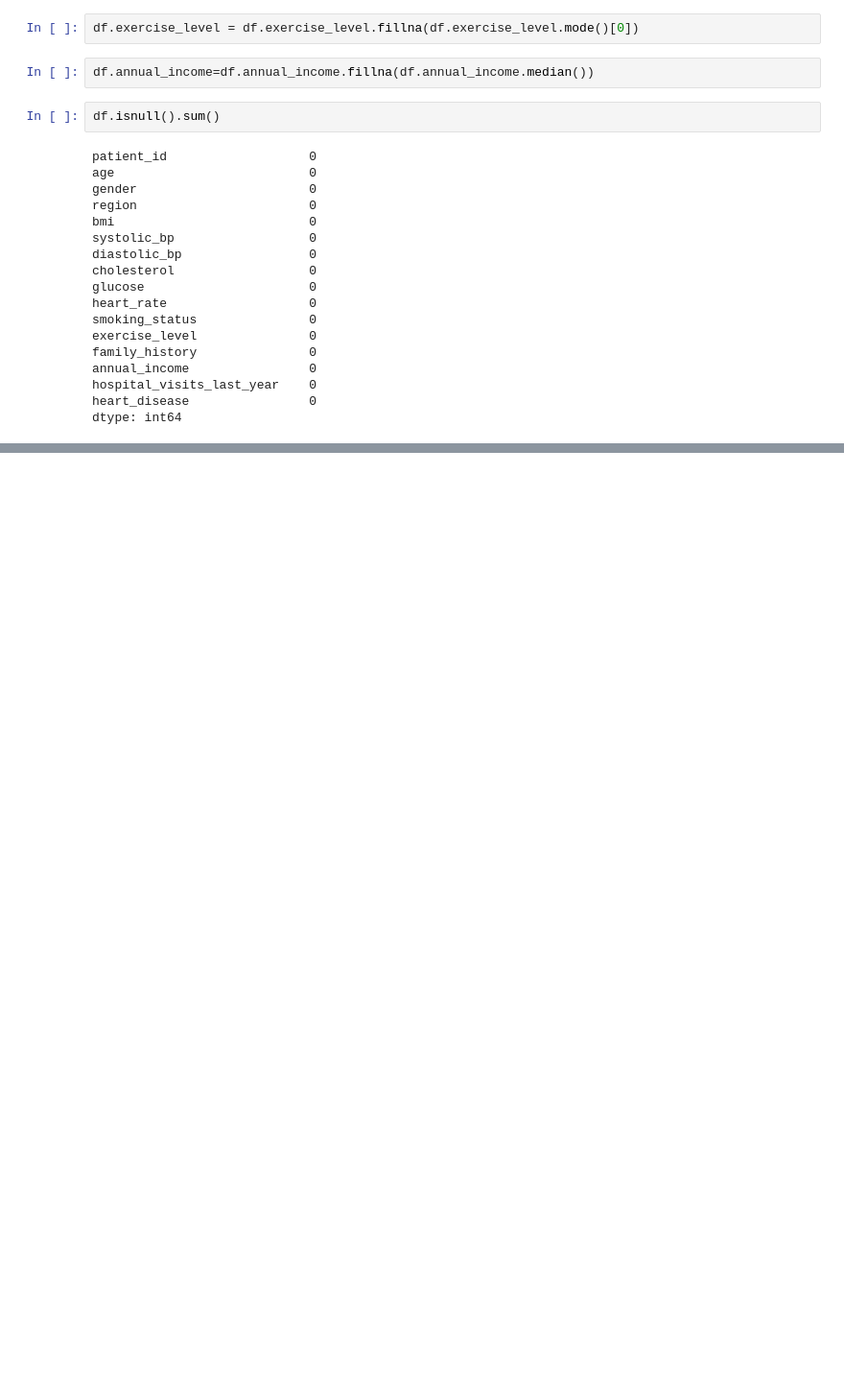
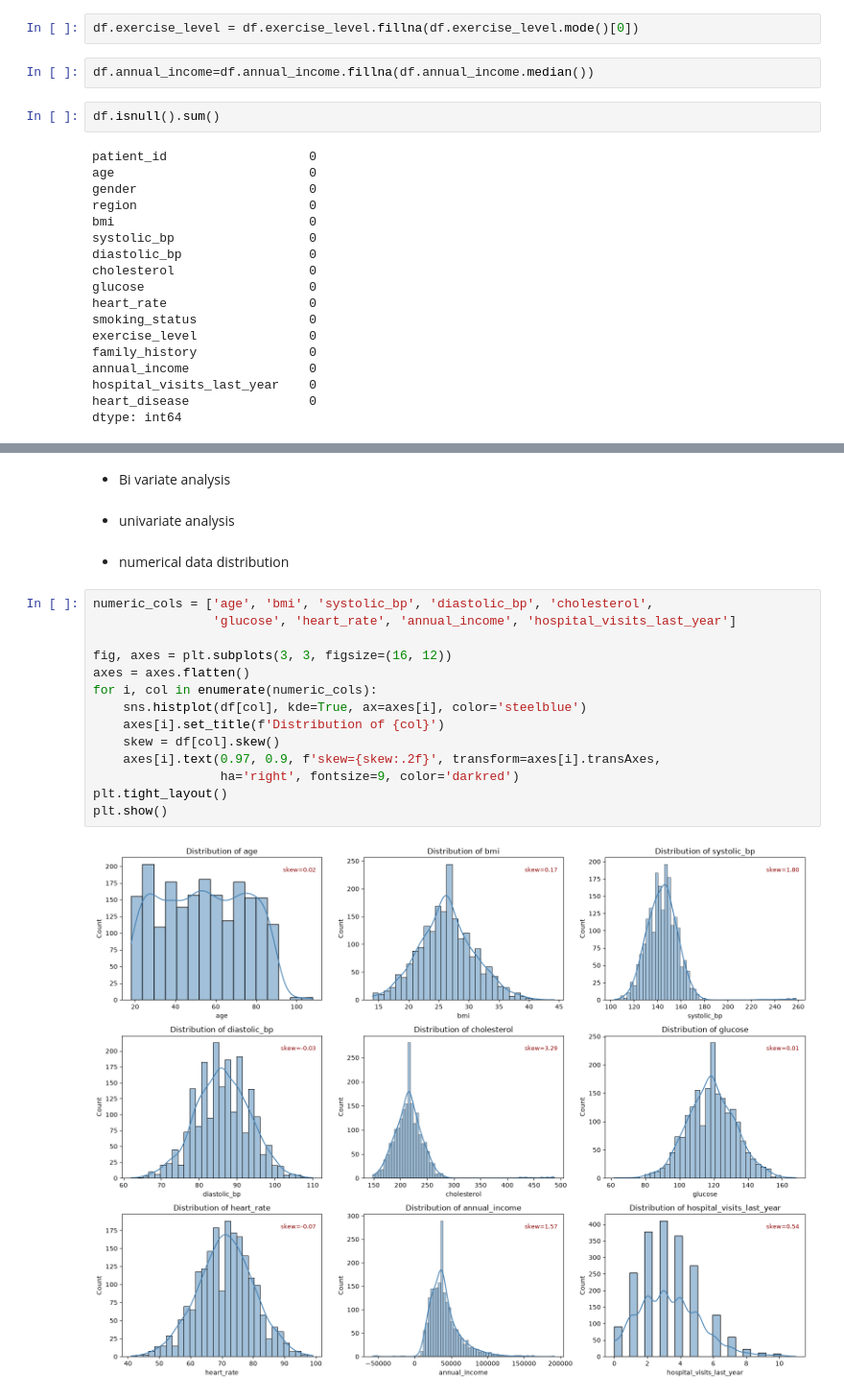
Before and after one commit to laxmanclinilaunch-hub/AI-ML-8-9-, a Jupyter notebook: 2.EDA/EDA_project.ipynb, the cells around one changed output, grey strips where cells are left out. Shown at 96% size. Saved outputs shown, nothing was run; the diff lists cells and outputs as text; blank space fills up the shorter version.

```diff
--- a/2.EDA/EDA_project.ipynb
+++ b/2.EDA/EDA_project.ipynb
@@ -362,0 +634,22 @@ dtype: int64
+# %% [markdown]
+- Bi variate analysis
+# %% [markdown]
+- univariate analysis
+# %% [markdown]
+- numerical data distribution
+# %%
+numeric_cols = ['age', 'bmi', 'systolic_bp', 'diastolic_bp', 'cholesterol',
+                'glucose', 'heart_rate', 'annual_income', 'hospital_visits_last_year']
+
+fig, axes = plt.subplots(3, 3, figsize=(16, 12))
+axes = axes.flatten()
+for i, col in enumerate(numeric_cols):
+    sns.histplot(df[col], kde=True, ax=axes[i], color='steelblue')
+    axes[i].set_title(f'Distribution of {col}')
+    skew = df[col].skew()
+    axes[i].text(0.97, 0.9, f'skew={skew:.2f}', transform=axes[i].transAxes,
+                 ha='right', fontsize=9, color='darkred')
+plt.tight_layout()
+plt.show()
+# %% [output]
+[figure, added]
```
Also changed, not shown: parts of 22 cells of this notebook.
